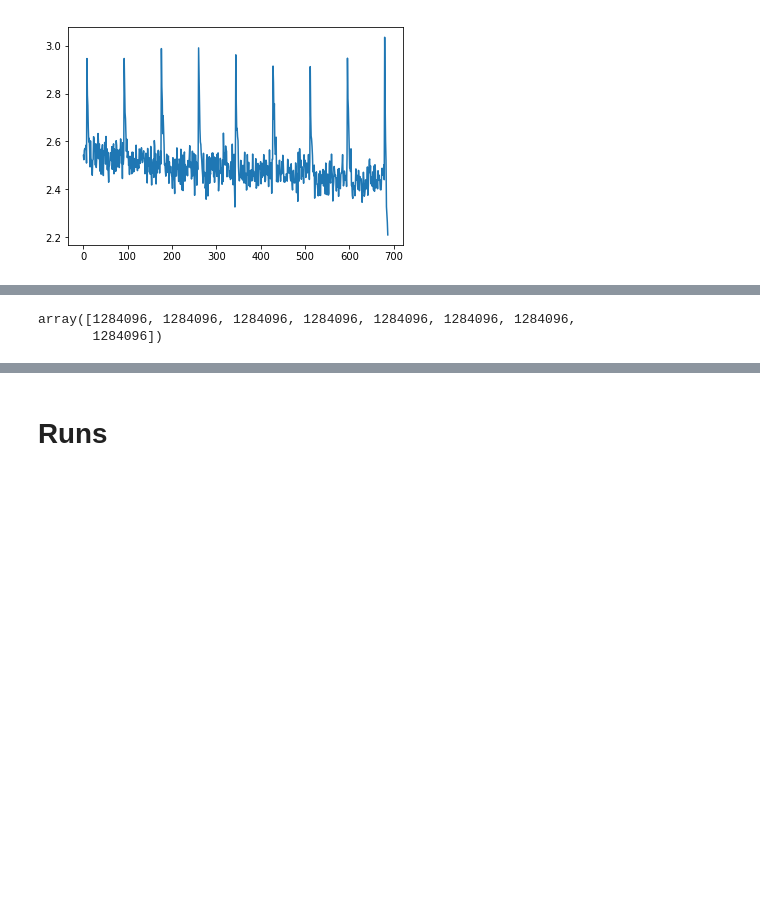
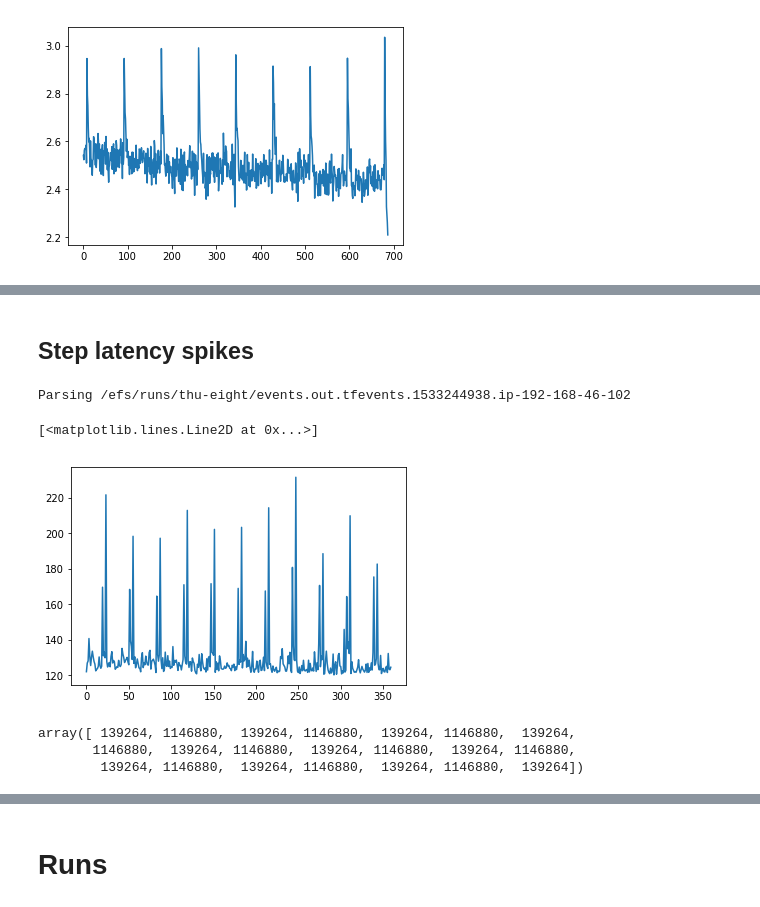
Before and after one commit to diux-dev/cluster, a Jupyter notebook: pytorch/recipes-yaroslav-va.ipynb, the cells around one changed output, grey strips where cells are left out. Cells and saved outputs as stored; diff of their text form; code cells hidden in the pictures; blank space fills up the shorter version.

```diff
--- a/pytorch/recipes-yaroslav-va.ipynb
+++ b/pytorch/recipes-yaroslav-va.ipynb
@@ -163,9 +202,32 @@ peak_pos = sorted(pos_top(list(events2.values())[1000:], 9))
+# %% [markdown]
+## Step latency spikes
+# %%
+
+def pos_top(a, k):
+  """Positions of top k entries in a"""
+  return sorted(range(len(a)), key=lambda i: a[i])[-k:]
+
+# Get test losses with timestamps
+events_dict=get_events('thu-eight', 'step')
+events = events_dict['times/step']
+for key in events:
+    pass
+    #print(key, events[key])
+
+times = list(events.values())[40:400]
+plt.plot(times)
+# %% [output]
+Parsing /efs/runs/thu-eight/events.out.tfevents.1533244938.ip-192-168-46-102
+[<matplotlib.lines.Line2D at 0x...>]
+[figure, added]
 # %%
+# positions of peaks
+peak_pos = sorted(pos_top(times, 22))
 # step values of peaks
-step_vals = np.array(list(events2.keys())[1000:])[peak_pos]
+step_vals = np.array(list(events.keys())[40:400])[peak_pos]
+# deltas
+np.ediff1d(step_vals)
+# %% [output]
+array([ 139264, 1146880,  139264, 1146880,  139264, 1146880,  139264,
+       1146880,  139264, 1146880,  139264, 1146880,  139264, 1146880,
+        139264, 1146880,  139264, 1146880,  139264, 1146880,  139264])
-# %%
-# deltas
-np.ediff1d(step_vals)
-# %% [output]
-array([1284096, 1284096, 1284096, 1284096, 1284096, 1284096, 1284096,
-       1284096])
```
Also changed, not shown: parts of 9 cells of this notebook.
